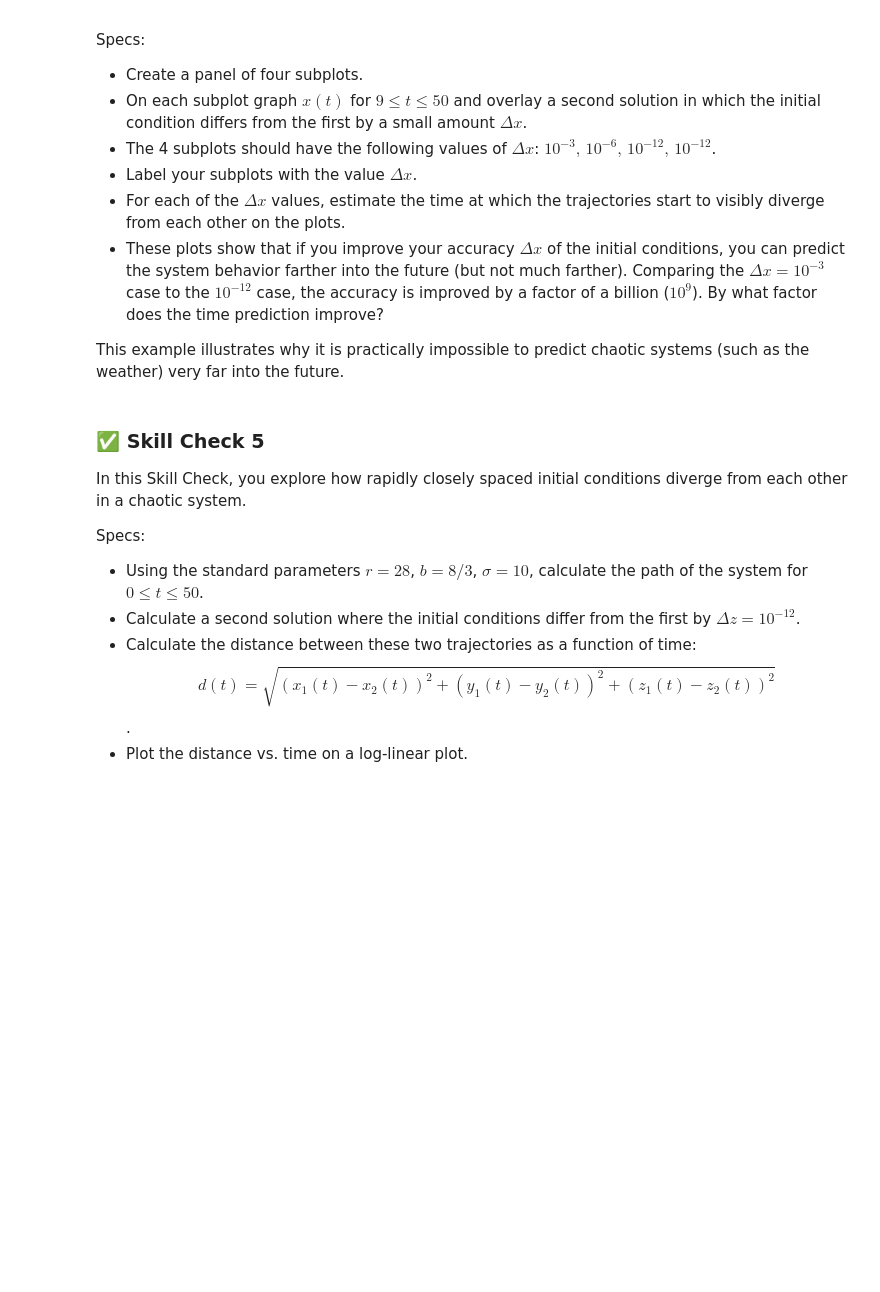
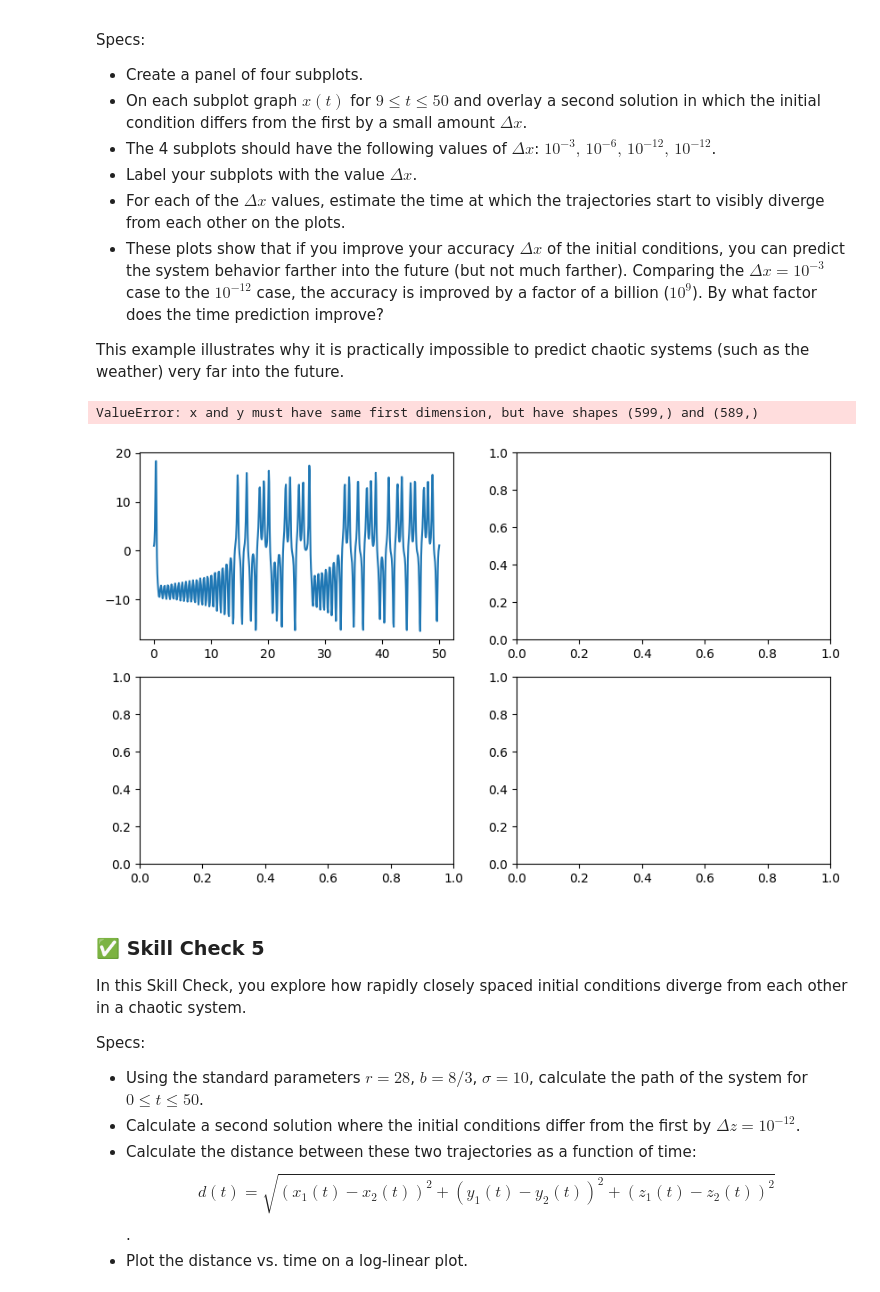
Before and after one commit to aileeniesta/Computational-Physics, a Jupyter notebook: ode/ode_4.ipynb, the cells around one changed output. Drawn from its saved outputs; the diff is of its cells as text; code cells hidden in the pictures; blank space fills up the shorter version.

```diff
--- a/ode/ode_4.ipynb
+++ b/ode/ode_4.ipynb
@@ -410,3 +426,37 @@ from scipy.integrate import solve_ivp
+# %%
+import numpy as np
+import matplotlib.pyplot as plt
+from scipy.integrate import solve_ivp
+
+# your code here
+
+deltas = [1e-3, 1e-6, 1e-9, 1e-12]
+r = 28
+
+fig, axes = plt.subplots(2, 2, figsize=(10,6))
+axes = axes.flatten()
+
+for i, dx in enumerate(deltas):
+    y0_1 = np.array([1, 1, 1])
+    y0_2 = np.array([1+dx, 1, 1])
+
+    sol1 = solve_ivp(deriv_lorenz, (0, tmax), y0_1, args=(10,8/3,r))
+    sol2 = solve_ivp(deriv_lorenz, (0, tmax), y0_2, args=(10,8/3,r))
+
+    t = sol1.t
+    x1 = sol1.y[0]
+    x2 = sol2.y[0]
+
+    axes[i].plot(t, x1, label='original')
+    axes[i].plot(t, x2, '--', label='perturbed')
+    axes[i].set_title(f'Δx = {dx}')
+    axes[i].set_xlim(9, 50)
+
+plt.tight_layout()
+plt.show()
+# %% [output]
+ValueError: x and y must have same first dimension, but have shapes (599,) and (589,)
+[figure, added]
 # %% [markdown]
 ### ✅ Skill Check 5
 
```
Also changed, not shown: parts of 5 cells of this notebook.
